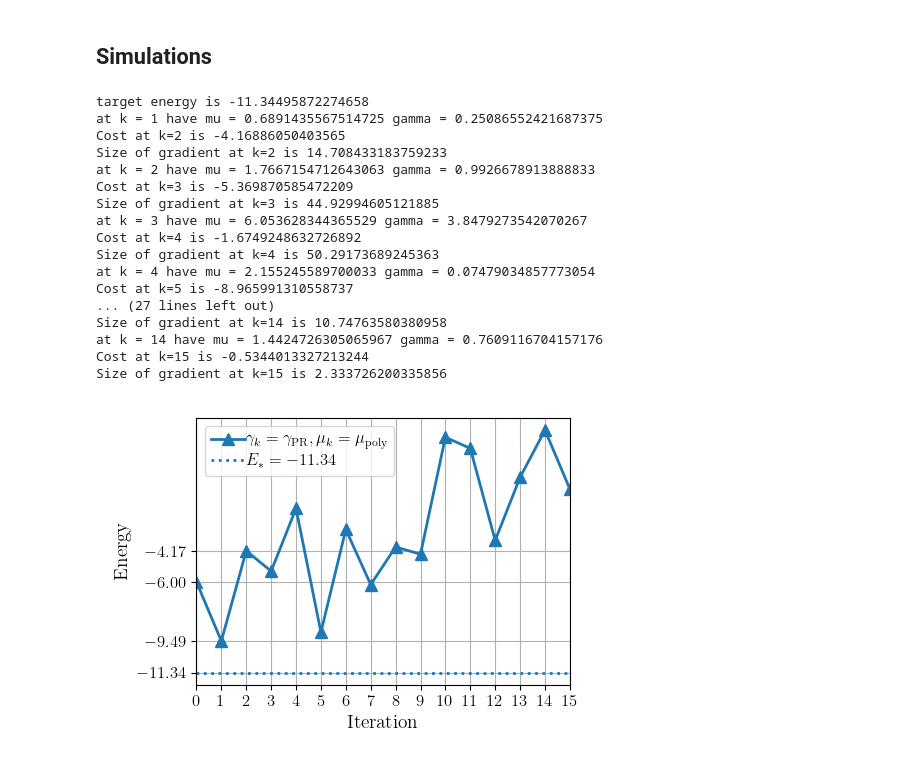
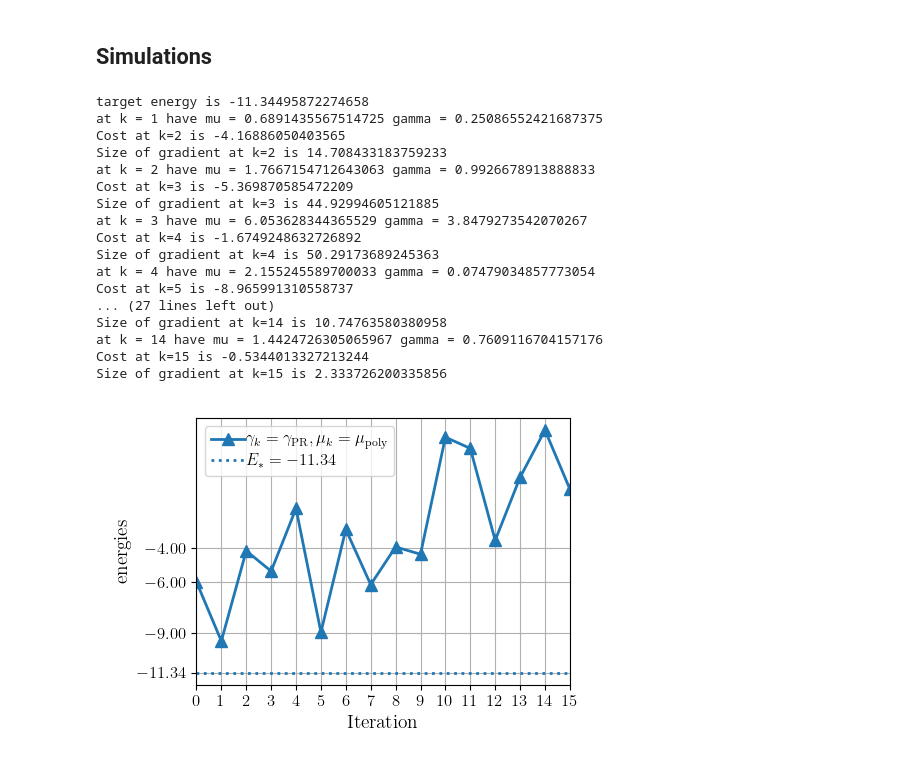
Before and after one commit to AndresArciaLopez/OptimisationOnUnitaries, a Jupyter notebook: CGonUnitaries.ipynb, the cells around one changed output. Cells and saved outputs as stored; diff of their text form; code cells hidden in the pictures.

Commit message:
generalise energy_plot func to iter_plot

```diff
--- a/CGonUnitaries.ipynb
+++ b/CGonUnitaries.ipynb
@@ -289,16 +293,18 @@ def mu_line_gamma_PR(U, Rs, prevW):
 def general_cg(mu_selector, mu_gamma_selector, label, marker, initial_U=np.eye(n), iterations=15, tolerance=0.01):
     R = commutator(H, initial_U@PSI0@dagger(initial_U)) #Riemannian gradient
     RdotR = dotProd(R,R) #Size of gradient. If 0, U is a minimum
-    results = []
+    energies = []
+    variances = []
     mu_mins = []
     gamma_mins = [0]
     moments = compute_moments(initial_U)
     # print("cost at k=0 is", moments[0])
     # print("Size of Gadient at k=0 is", RdotR)
 
-    results.append(moments)
+    energies.append(moments[0])
+    variances.append(moments[2])
     if RdotR < tolerance:
-        return results
+        return {"energies": energies, "variances": variances, "iterations": k, "mus": mu_mins, "gammas": gamma_mins, "label":label, "marker": marker}
 
     #Take a SD step
     W = R #intial search direction
@@ -306,7 +312,8 @@ def general_cg(mu_selector, mu_gamma_selector, label, marker, initial_U=np.eye(n
     mu_mins.append(mu_min)
     U = expm(-mu_min*W)@initial_U
     moments = compute_moments(U)
-    results.append(moments)
+    energies.append(moments[0])
+    variances.append(moments[2])
 
     #Take CG steps
     k=1
@@ -331,7 +338,8 @@ def general_cg(mu_selector, mu_gamma_selector, label, marker, initial_U=np.eye(n
 
         U = expm(-mu_min*W) @ U
         moments = compute_moments(U)
-        results.append(moments)
+        energies.append(moments[0])
+        variances.append(moments[2])
 
         prevW = W.copy() #previous search direction
         prevR = R.copy() #previous Riemannian gradient
@@ -343,35 +351,35 @@ def general_cg(mu_selector, mu_gamma_selector, label, marker, initial_U=np.eye(n
 
     #results is [E, S, Variance] of each U, k is number of iterations,
     # mu_mins and gamma_mins are chioices for mu, gamma at each step
-    return {"results": results, "iterations": k, "mus": mu_mins, "gammas": gamma_mins, "label":label, "marker": marker}
+    return {"energies": energies, "variances": variances, "iterations": k, "mus": mu_mins, "gammas": gamma_mins, "label":label, "marker": marker}
 # %% [markdown]
 ## Simulations
 # %%
 print("target energy is", target_energy)
 toplot = []
 # toplot.append(general_cg(mu_line_search, mu_gamma_grid_searchA, "$\gamma_k = \gamma_\mathrm{min}, \mu_k = \mu_\mathrm{min}$", "*"))
 # toplot.append(general_cg(mu_line_search, mu_line_search, "$\gamma_k = 0$", "^"))
+toplot.append(general_cg(mu_line_search, mu_gamma_auto_PR, "$\gamma_k = \gamma_\mathrm{PR}, \mu_k = \mu_\mathrm{poly}$", "^"))
+# toplot.append(general_cg(mu_line_search, mu_line_gamma_PR, "$\gamma_k = \gamma_\mathrm{PR}, \mu_k = \mu_\mathrm{min}$", "o"))
 
-autoCG_results = general_cg(mu_line_search, mu_gamma_auto_PR, "$\gamma_k = \gamma_\mathrm{PR}, \mu_k = \mu_\mathrm{poly}$", "^")["results"]
-toplot.append([e[0] for e in autoCG_results])
-# toplot.append(general_cg(mu_line_search, mu_line_gamma_PR, "$\gamma_k = \gamma_\mathrm{PR}, \mu_k = \mu_\mathrm{min}$", "o"))
-convergence_plot(toplot)
+# plot energies
+iter_plot(toplot, "energies", hlines=[{"mark": target_energy, "label": f"$E_* = {np.round(target_energy,2)}$"}])
 # %% [output]
 target energy is -11.34495872274658
 at k = 1 have mu = 0.6891435567514725 gamma = 0.25086552421687375
 Cost at k=2 is -4.16886050403565
 Size of gradient at k=2 is 14.708433183759233
 at k = 2 have mu = 1.7667154712643063 gamma = 0.9926678913888833
 Cost at k=3 is -5.369870585472209
 Size of gradient at k=3 is 44.92994605121885
 at k = 3 have mu = 6.053628344365529 gamma = 3.8479273542070267
 Cost at k=4 is -1.6749248632726892
 Size of gradient at k=4 is 50.29173689245363
 at k = 4 have mu = 2.155245589700033 gamma = 0.07479034857773054
 Cost at k=5 is -8.965991310558737
 ... (27 lines left out)
 Size of gradient at k=14 is 10.74763580380958
 at k = 14 have mu = 1.4424726305065967 gamma = 0.7609116704157176
 Cost at k=15 is -0.5344013327213244
 Size of gradient at k=15 is 2.333726200335856
-[figure, old version]
+[figure, new version]
```
Also changed, not shown: parts of 3 cells of this notebook.
